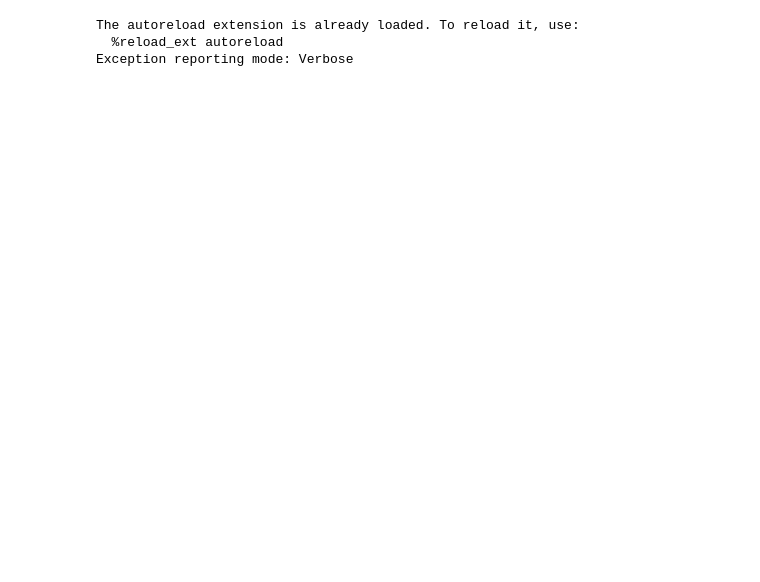
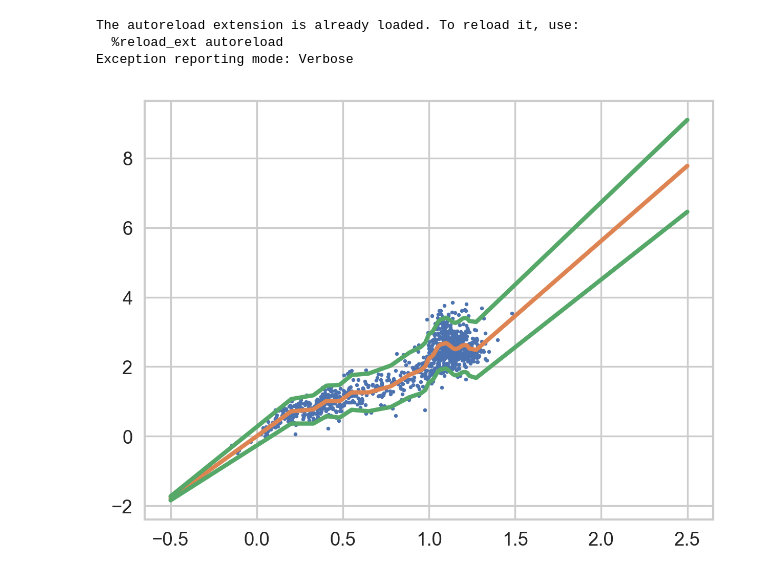
Before and after one commit to kzhu2099/ExoRM, a Jupyter notebook: example.ipynb, the cells around one changed output. Saved outputs shown, nothing was run; the diff lists cells and outputs as text; code cells hidden in the pictures; blank space fills up the shorter version.

```diff
--- a/example.ipynb
+++ b/example.ipynb
@@ -8,12 +8,14 @@ The autoreload extension is already loaded. To reload it, use:
 Exception reporting mode: Verbose
 # %%
 # from ExoRM.get_data import get_data
-# from ExoRM.initialize_model import initialize_model
+from ExoRM.initialize_model import initialize_model
 
 # get_data()
-# initialize_model()
+initialize_model()
 
 # Use these to initialize / update the model
+# %% [output]
+[figure, added]
 # %%
 from ExoRM import read_rm_data, load_model, ForecasterRM, preprocess_data, read_exoplanet_data
 
```
Also changed, not shown: parts of 17 cells of this notebook, 4 other files.
